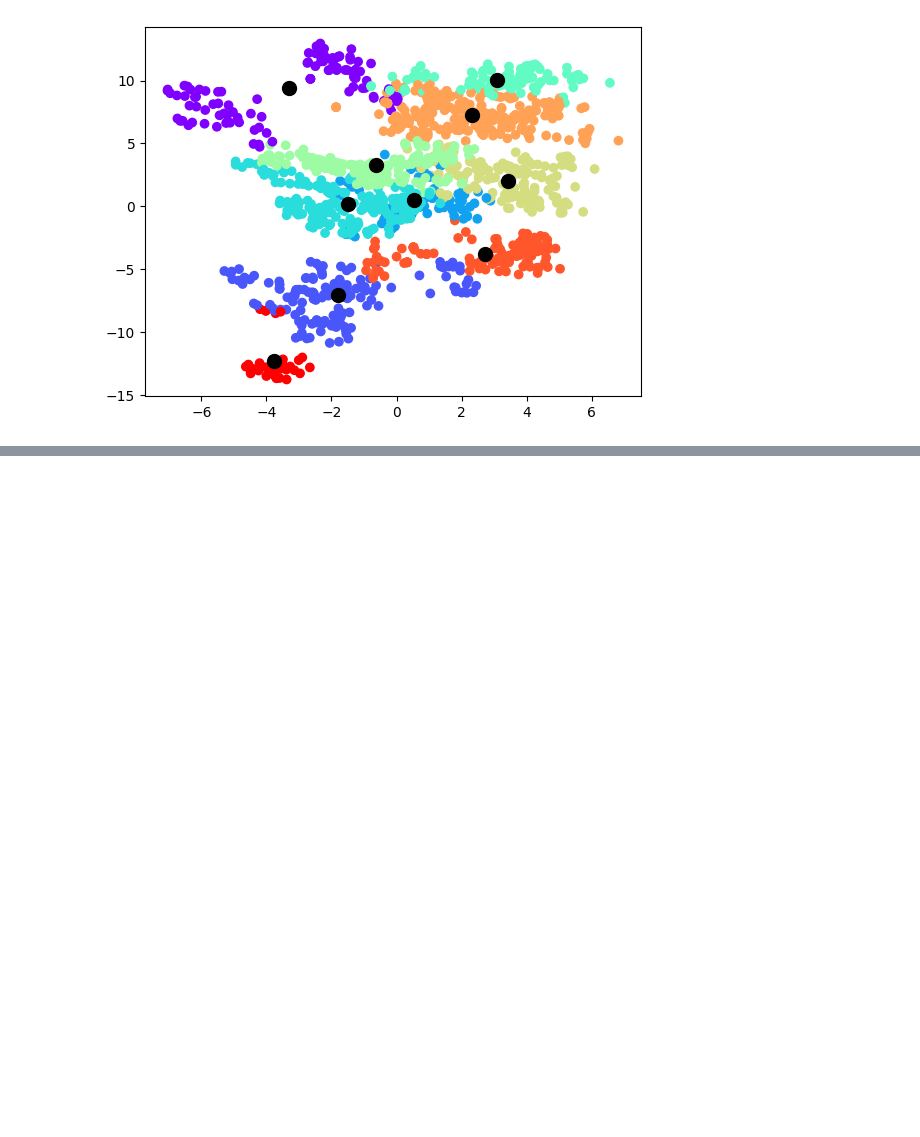
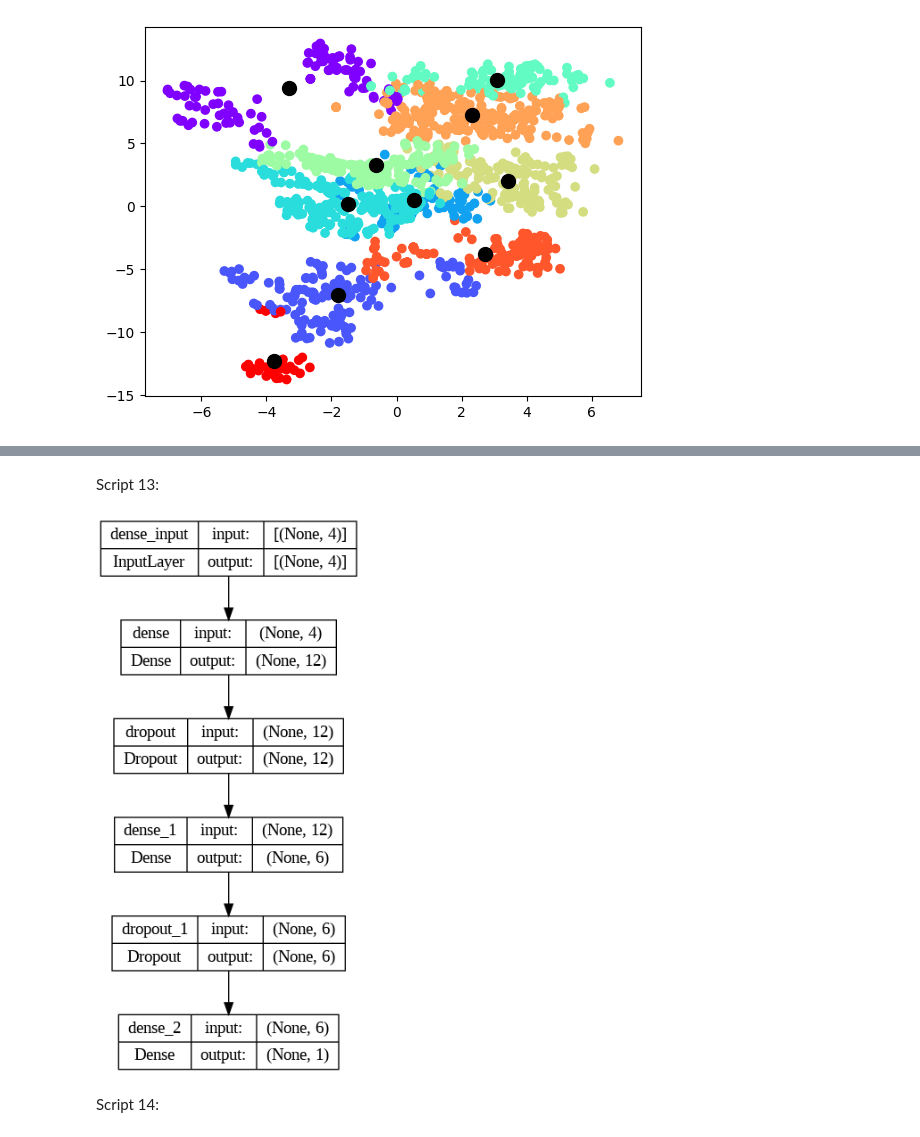
Before and after one commit to PabloBogg/Python_Machine_Learning_For_Beginners, a Jupyter notebook: Python.ipynb, the cells around one changed output, grey strips where cells are left out. Drawn from its saved outputs; the diff is of its cells as text; code cells hidden in the pictures; blank space fills up the shorter version.

```diff
--- a/Python.ipynb
+++ b/Python.ipynb
@@ -3032,0 +3135,7 @@ plt.scatter(km_model.cluster_centers_[:,0],km_model.cluster_centers_[:,1],s=100,
+# %%
+#We will divide the total data into an 80 percent training set
+#and a 20 percent test set. The following script performs that task.
+
+from sklearn.model_selection import train_test_split
+
+x_train, x_test, y_train, y_test =train_test_split(x,y,test_size=0.2, random_state=42)
@@ -3032,0 +3144,10 @@ plt.scatter(km_model.cluster_centers_[:,0],km_model.cluster_centers_[:,1],s=100,
+# %%
+#Before you train your deep learning model, it is always a
+#good practice to scale your data. The following script applies
+#standard scaling to the training and test sets.
+
+from sklearn.preprocessing import StandardScaler
+
+sc=StandardScaler()
+x_train=sc.fit_transform(x_train)
+x_test=sc.transform(x_test)
@@ -3032,0 +3156,14 @@ plt.scatter(km_model.cluster_centers_[:,0],km_model.cluster_centers_[:,1],s=100,
+# %%
+def create_model (learning_rate,dropout_rate):
+  #create sequential model
+  model=Sequential()
+  #adding dense layers
+  model.add(Dense(12,input_dim=x_train.shape[1], activation='relu'))
+  model.add(Dropout(dropout_rate))
+  model.add(Dense(6,activation='relu'))
+  model.add(Dropout(dropout_rate))
+  model.add(Dense(1, activation='sigmoid'))
+  #compiling the model
+  adam=Adam(lr=learning_rate)
+  model.compile(loss='binary_crossentropy',optimizer=adam,metrics=['accuracy'])
+  return model
@@ -3032,0 +3172,7 @@ plt.scatter(km_model.cluster_centers_[:,0],km_model.cluster_centers_[:,1],s=100,
+# %%
+dropout_rate=0.1
+epochs=20
+batch_size=4
+learn_rate=0.001
+
+model=create_model(learn_rate,dropout_rate)
@@ -3032,0 +3181,11 @@ plt.scatter(km_model.cluster_centers_[:,0],km_model.cluster_centers_[:,1],s=100,
+# %% [markdown]
+Script 13:
+# %%
+#You can see your model architecture via the plot_model() method of the tensorflow.keras.utils module.
+
+from tensorflow.keras.utils import plot_model
+plot_model(model,to_file='model_plot1.png',show_shapes=True,show_layer_names=True)
+# %% [output]
+[figure, added]
+# %% [markdown]
+Script 14:
```
Also changed, not shown: parts of 30 cells of this notebook.
